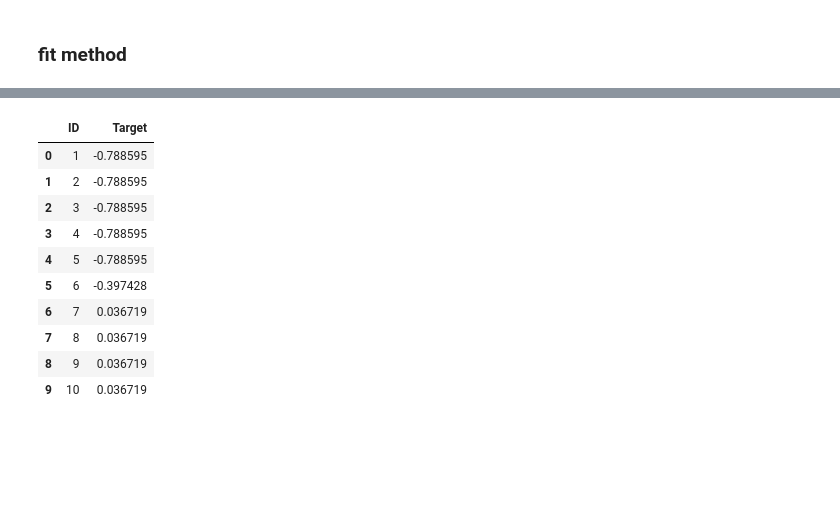
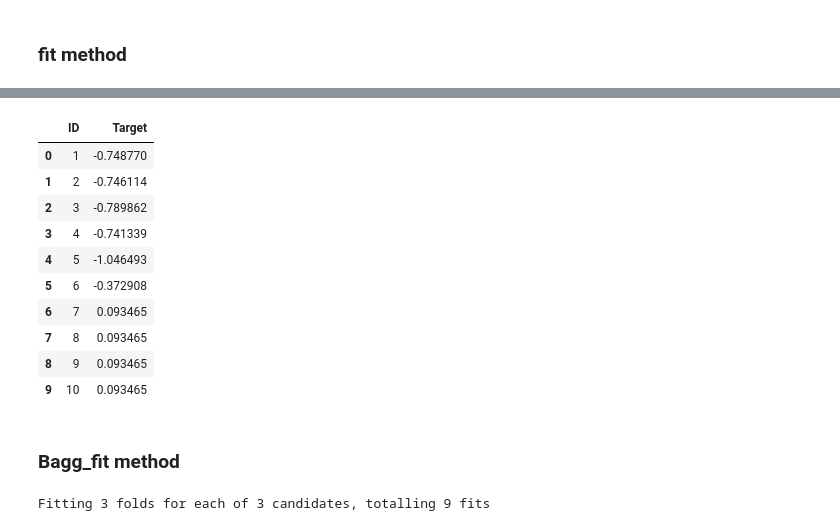
Before and after one commit to jeremycombe/Pipeline, a Jupyter notebook: Final Tests.ipynb, the cells around one changed output, grey strips where cells are left out. Drawn from its saved outputs; the diff is of its cells as text; code cells hidden in the pictures; blank space fills up the shorter version.

```diff
--- a/Final Tests.ipynb
+++ b/Final Tests.ipynb
@@ -211,6 +255,6 @@ Reg_Target.head(5)
 # %% [markdown]
 ### fit method
 # %%
-clf = BestEstimator(type_esti = 'Regressor')
+Reg = BestEstimator(type_esti = 'Regressor')
 
-clf.fit(Reg_Train, Reg_Target, scoring = 'r2', n_grid= 200)
+Reg.fit(Reg_Train, Reg_Target, scoring = 'r2', n_grid= 200)
@@ -221,14 +302,21 @@ clf.pred2(Reg_Train[0:10], ID='ID')
 # %%
-clf.pred2(Reg_Train[0:10], ID='ID')
+Reg.pred_grid(Reg_Train[0:10], ID='ID')
 # %% [output]
 |  | ID | Target |
-| 0 | 1 | -0.788595 |
-| 1 | 2 | -0.788595 |
-| 2 | 3 | -0.788595 |
-| 3 | 4 | -0.788595 |
-| 4 | 5 | -0.788595 |
-| 5 | 6 | -0.397428 |
-| 6 | 7 | 0.036719 |
-| 7 | 8 | 0.036719 |
-| 8 | 9 | 0.036719 |
-| 9 | 10 | 0.036719 |
+| 0 | 1 | -0.748770 |
+| 1 | 2 | -0.746114 |
+| 2 | 3 | -0.789862 |
+| 3 | 4 | -0.741339 |
+| 4 | 5 | -1.046493 |
+| 5 | 6 | -0.372908 |
+| 6 | 7 | 0.093465 |
+| 7 | 8 | 0.093465 |
+| 8 | 9 | 0.093465 |
+| 9 | 10 | 0.093465 |
+# %% [markdown]
+### Bagg_fit method
+# %%
+Bin.Bagg_fit(Reg_Train, Reg_Target, n_estimators = [10,20,30], type_esti = 'Classifier', n = 300,
+                 cv = 3, value = 0, ID = 'ID', metric = 'r2')
+# %% [output]
+Fitting 3 folds for each of 3 candidates, totalling 9 fits
```
Also changed, not shown: parts of 14 cells of this notebook, 1 other file.
